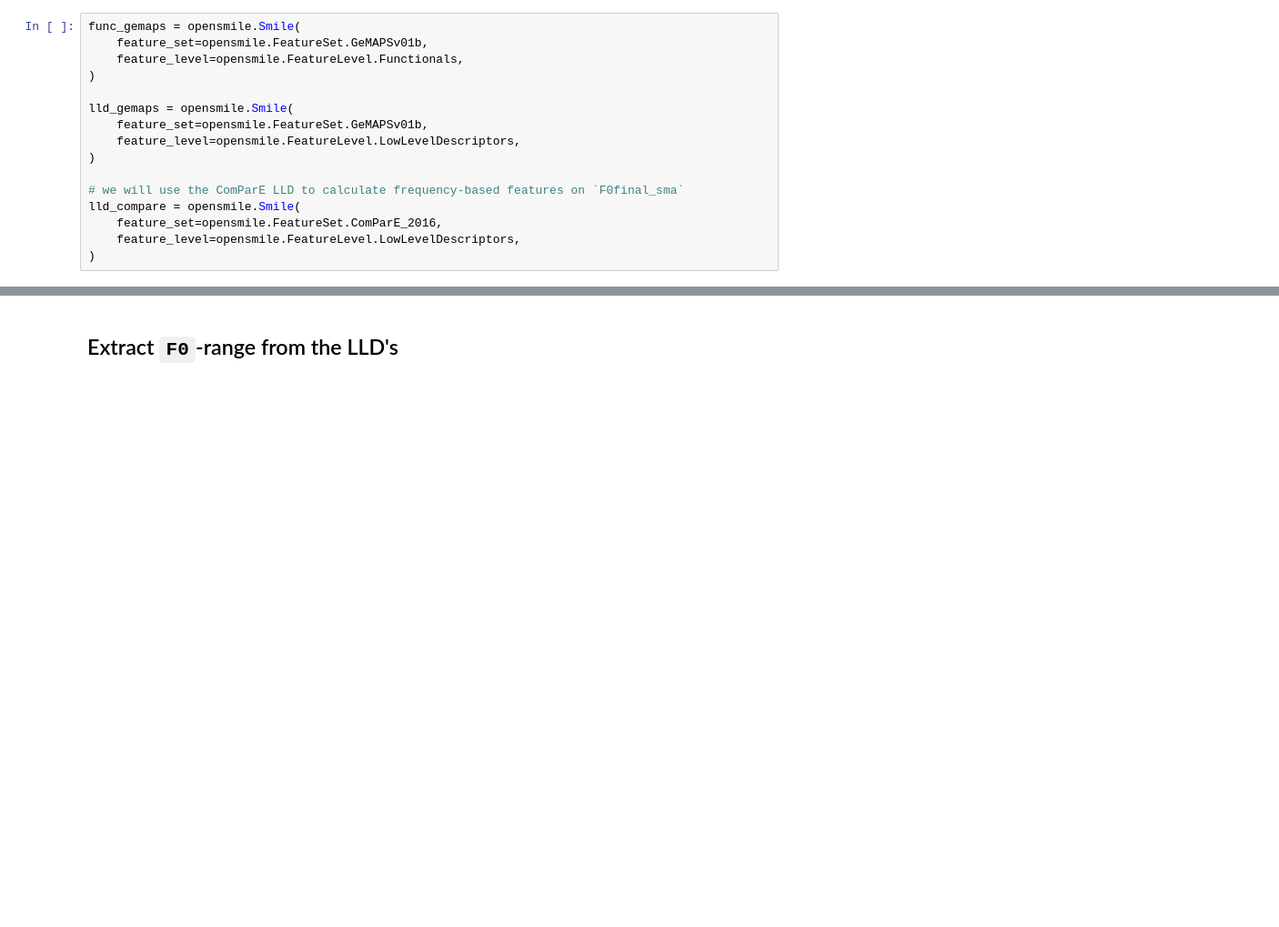
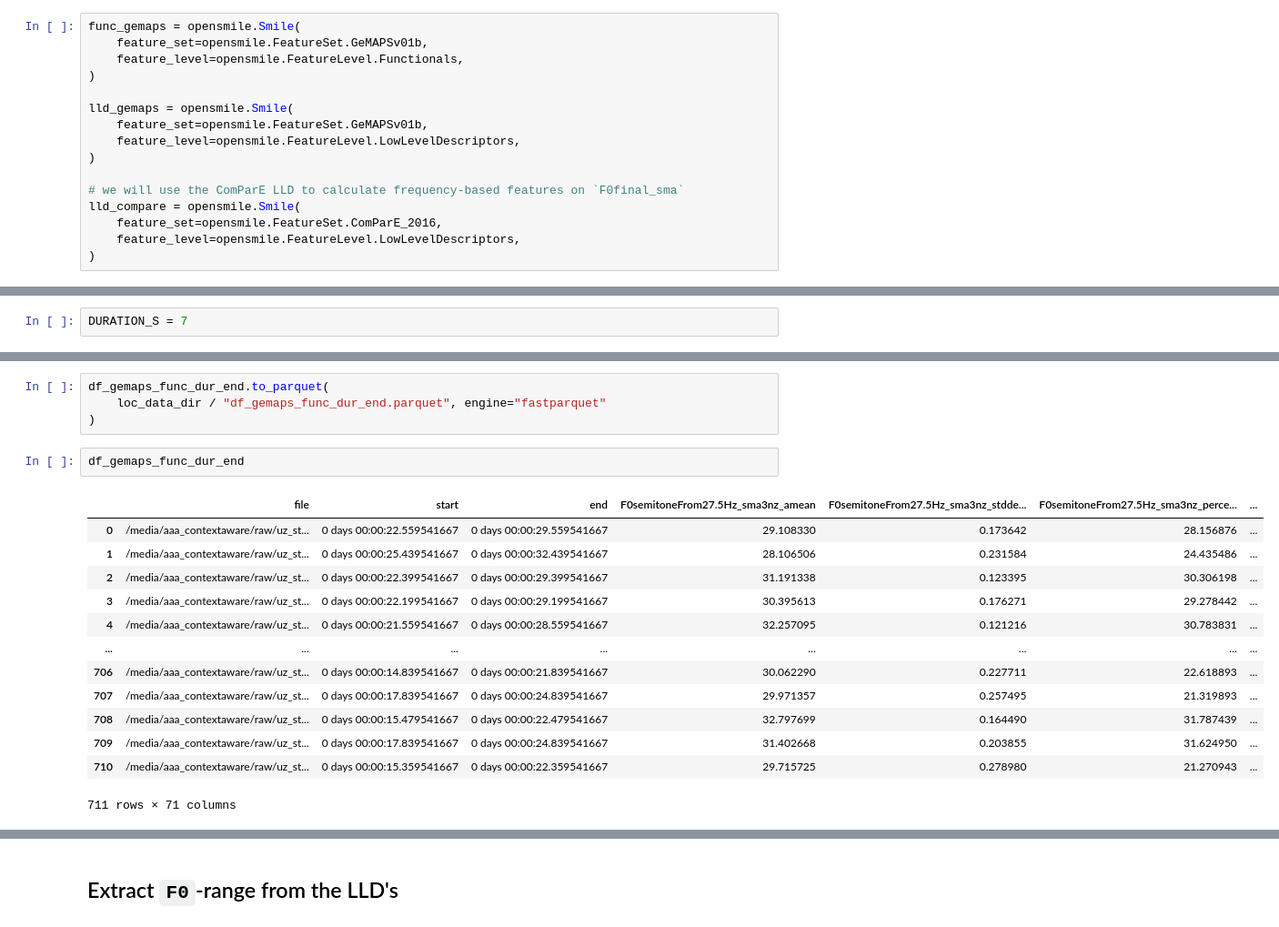
Before and after one commit to mitchelkappen/stress_study_lib_EEGStudy1, a Jupyter notebook: notebooks/1.1_OpenSMILE_featureExtraction.ipynb, the cells around one changed output, grey strips where cells are left out. Shown: that part at 91% size. Saved outputs shown, nothing was run; the diff lists cells and outputs as text; blank space fills up the shorter version.

Commit message:
:dash: adding fixed-duration feature-extraction code

```diff
--- a/notebooks/1.1_OpenSMILE_featureExtraction.ipynb
+++ b/notebooks/1.1_OpenSMILE_featureExtraction.ipynb
@@ -148,0 +202,2 @@ else:  # Already extracted features -> load the dataframes
+# %%
+DURATION_S = 7
@@ -148,0 +283,20 @@ else:  # Already extracted features -> load the dataframes
+# %%
+df_gemaps_func_dur_end.to_parquet(
+    loc_data_dir / "df_gemaps_func_dur_end.parquet", engine="fastparquet"
+)
+# %%
+df_gemaps_func_dur_end
+# %% [output]
+|  | file | start | end | F0semitoneFrom27.5Hz_sma3nz_amean | F0semitoneFrom27.5Hz_sma3nz_stdde... | F0semitoneFrom27.5Hz_sma3nz_perce... | ... |
+| 0 | /media/aaa_contextaware/raw/uz_st... | 0 days 00:00:22.559541667 | 0 days 00:00:29.559541667 | 29.108330 | 0.173642 | 28.156876 | ... |
+| 1 | /media/aaa_contextaware/raw/uz_st... | 0 days 00:00:25.439541667 | 0 days 00:00:32.439541667 | 28.106506 | 0.231584 | 24.435486 | ... |
+| 2 | /media/aaa_contextaware/raw/uz_st... | 0 days 00:00:22.399541667 | 0 days 00:00:29.399541667 | 31.191338 | 0.123395 | 30.306198 | ... |
+| 3 | /media/aaa_contextaware/raw/uz_st... | 0 days 00:00:22.199541667 | 0 days 00:00:29.199541667 | 30.395613 | 0.176271 | 29.278442 | ... |
+| 4 | /media/aaa_contextaware/raw/uz_st... | 0 days 00:00:21.559541667 | 0 days 00:00:28.559541667 | 32.257095 | 0.121216 | 30.783831 | ... |
+| ... | ... | ... | ... | ... | ... | ... | ... |
+| 706 | /media/aaa_contextaware/raw/uz_st... | 0 days 00:00:14.839541667 | 0 days 00:00:21.839541667 | 30.062290 | 0.227711 | 22.618893 | ... |
+| 707 | /media/aaa_contextaware/raw/uz_st... | 0 days 00:00:17.839541667 | 0 days 00:00:24.839541667 | 29.971357 | 0.257495 | 21.319893 | ... |
+| 708 | /media/aaa_contextaware/raw/uz_st... | 0 days 00:00:15.479541667 | 0 days 00:00:22.479541667 | 32.797699 | 0.164490 | 31.787439 | ... |
+| 709 | /media/aaa_contextaware/raw/uz_st... | 0 days 00:00:17.839541667 | 0 days 00:00:24.839541667 | 31.402668 | 0.203855 | 31.624950 | ... |
+| 710 | /media/aaa_contextaware/raw/uz_st... | 0 days 00:00:15.359541667 | 0 days 00:00:22.359541667 | 29.715725 | 0.278980 | 21.270943 | ... |
+711 rows × 71 columns
```
Also changed, not shown: parts of 13 cells of this notebook.
